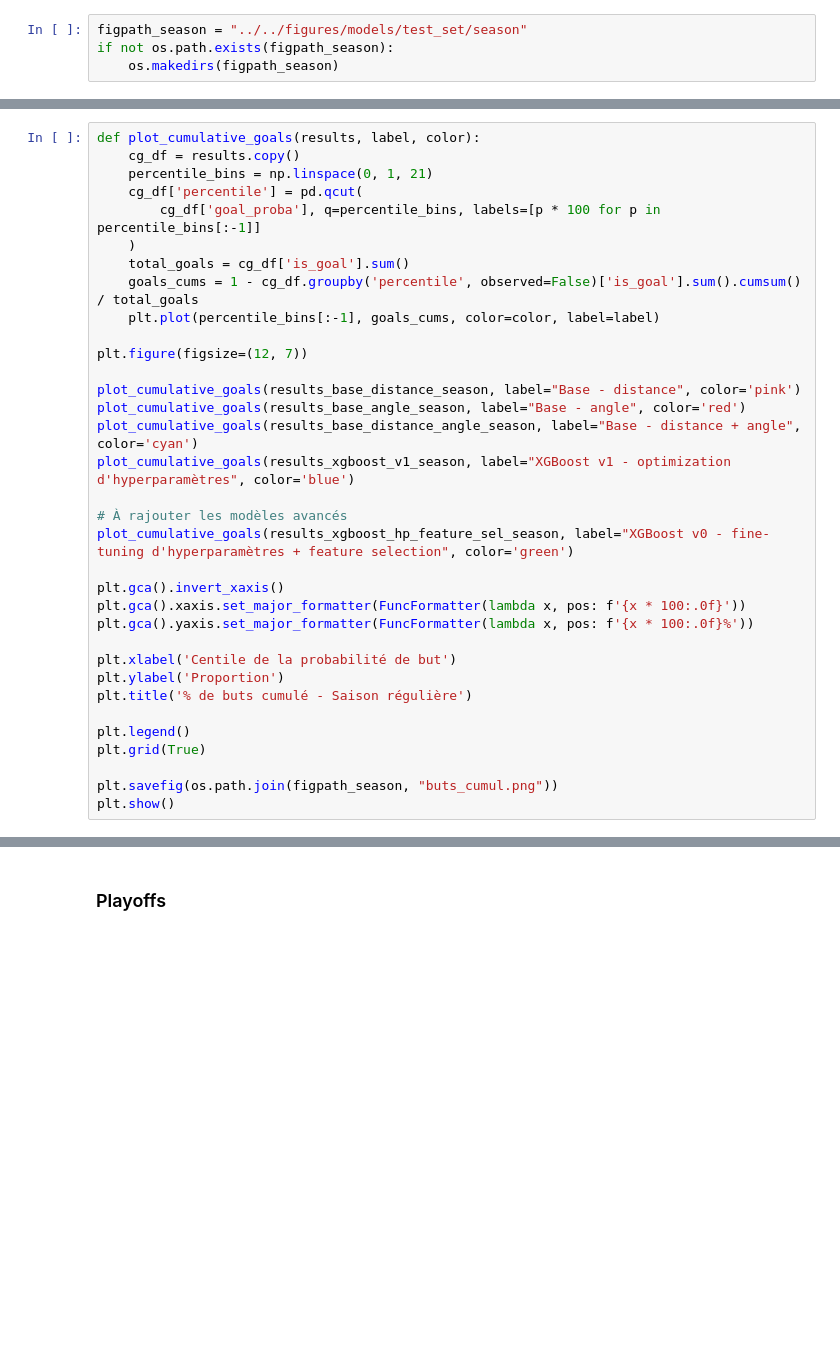
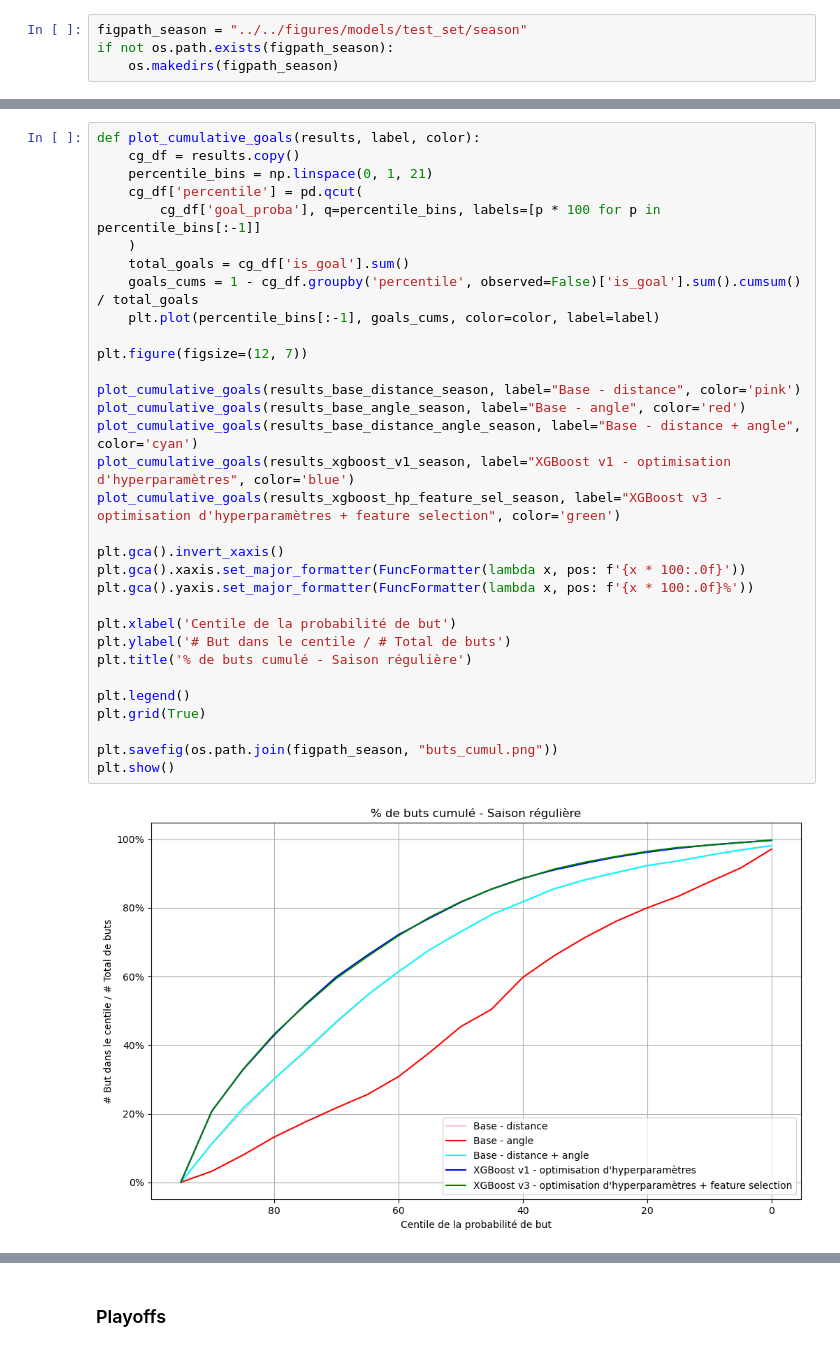
Before and after one commit to hypium/NHL_GoalPredictionApp, a Jupyter notebook: ift6758/models/test_set.ipynb, the cells around one changed output, grey strips where cells are left out. Drawn from its saved outputs; the diff is of its cells as text; blank space fills up the shorter version.

```diff
--- a/ift6758/models/test_set.ipynb
+++ b/ift6758/models/test_set.ipynb
@@ -210,37 +272,37 @@ plt.show()
 # %%
 def plot_cumulative_goals(results, label, color):
     cg_df = results.copy()
     percentile_bins = np.linspace(0, 1, 21)
     cg_df['percentile'] = pd.qcut(
         cg_df['goal_proba'], q=percentile_bins, labels=[p * 100 for p in percentile_bins[:-1]]
     )
     total_goals = cg_df['is_goal'].sum()
     goals_cums = 1 - cg_df.groupby('percentile', observed=False)['is_goal'].sum().cumsum() / total_goals
     plt.plot(percentile_bins[:-1], goals_cums, color=color, label=label)
 
 plt.figure(figsize=(12, 7))
 
 plot_cumulative_goals(results_base_distance_season, label="Base - distance", color='pink')
 plot_cumulative_goals(results_base_angle_season, label="Base - angle", color='red')
 plot_cumulative_goals(results_base_distance_angle_season, label="Base - distance + angle", color='cyan')
-plot_cumulative_goals(results_xgboost_v1_season, label="XGBoost v1 - optimization d'hyperparamètres", color='blue')
-
-# À rajouter les modèles avancés
-plot_cumulative_goals(results_xgboost_hp_feature_sel_season, label="XGBoost v0 - fine-tuning d'hyperparamètres + feature selection", color='green')
+plot_cumulative_goals(results_xgboost_v1_season, label="XGBoost v1 - optimisation d'hyperparamètres", color='blue')
+plot_cumulative_goals(results_xgboost_hp_feature_sel_season, label="XGBoost v3 - optimisation d'hyperparamètres + feature selection", color='green')
 
 plt.gca().invert_xaxis()
 plt.gca().xaxis.set_major_formatter(FuncFormatter(lambda x, pos: f'{x * 100:.0f}'))
 plt.gca().yaxis.set_major_formatter(FuncFormatter(lambda x, pos: f'{x * 100:.0f}%'))
 
 plt.xlabel('Centile de la probabilité de but')
-plt.ylabel('Proportion')
+plt.ylabel('# But dans le centile / # Total de buts')
 plt.title('% de buts cumulé - Saison régulière')
 
 plt.legend()
 plt.grid(True)
 
 plt.savefig(os.path.join(figpath_season, "buts_cumul.png"))
 plt.show()
+# %% [output]
+[figure, added]
 # %%
 def plot_calibration_curve(results, label, color):
     CalibrationDisplay.from_predictions(
```
Also changed, not shown: parts of 13 cells of this notebook, 8 other files.
